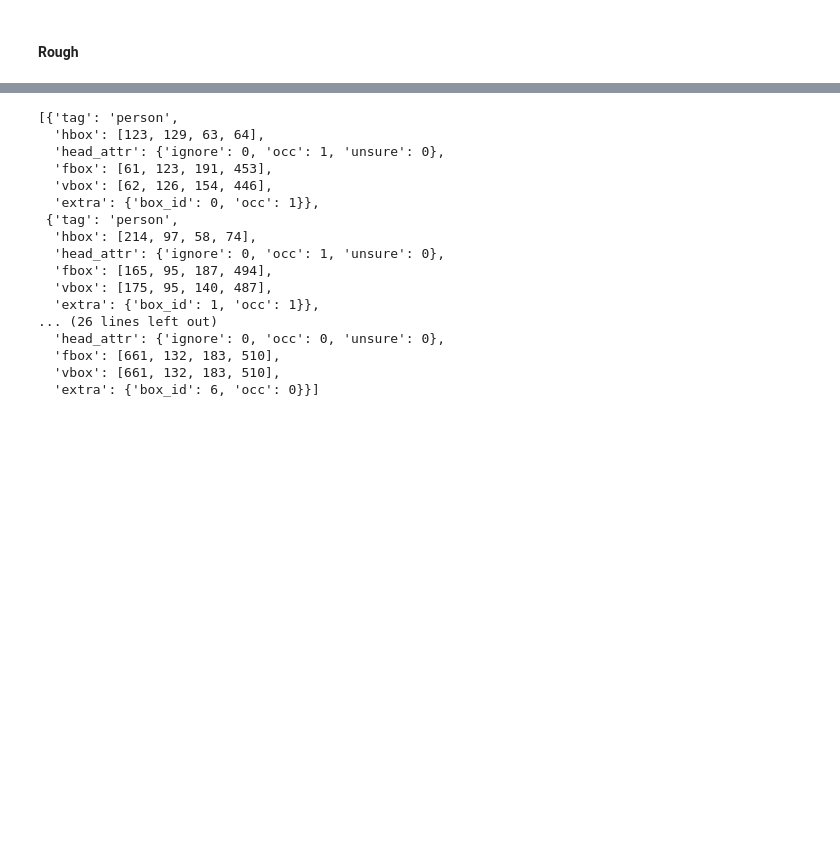
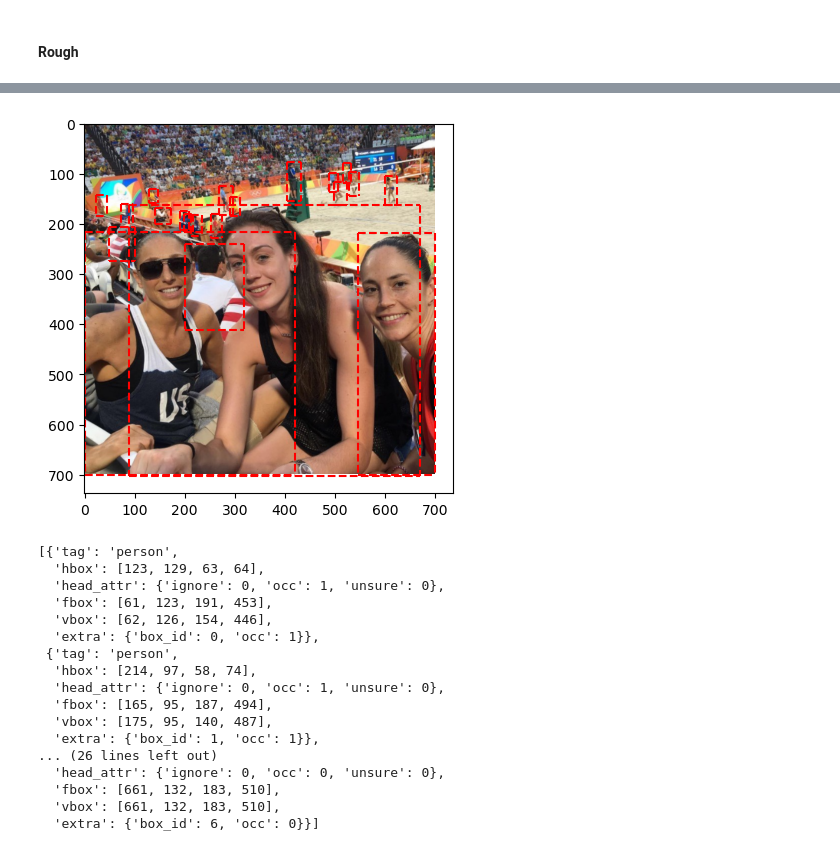
Before and after one commit to JelinR/ultralytics_forked, a Jupyter notebook: Vision_Project/yolo_detection.ipynb, the cells around one changed output, grey strips where cells are left out. Saved outputs shown, nothing was run; the diff lists cells and outputs as text; code cells hidden in the pictures; blank space fills up the shorter version.

```diff
--- a/Vision_Project/yolo_detection.ipynb
+++ b/Vision_Project/yolo_detection.ipynb
@@ -384,3 +403,16 @@ Finished Copying 4 val labels
+# %%
+conv_to_floats = lambda row: [float(elem) for pos, elem in enumerate(row.strip().split(' ')) if pos != 0]
+
+sample_label = list(map(conv_to_floats, sample_label))
+coords = list(map(lambda bbox: get_plt_coords(bbox, sample_img.shape[1], sample_img.shape[0]), sample_label))
+# %%
+plt.imshow(cv2.cvtColor(sample_img, cv2.COLOR_BGR2RGB))
+
+for coord in coords:
+    for c in coord:
+        plt.plot(c[0], c[1], color = 'red', linestyle = 'dashed')
+# %% [output]
+[figure, added]
 # %%
 with open(train_annot_odgt, 'r') as f:
     file = f.readlines()
```
Also changed, not shown: parts of 3 cells of this notebook.
